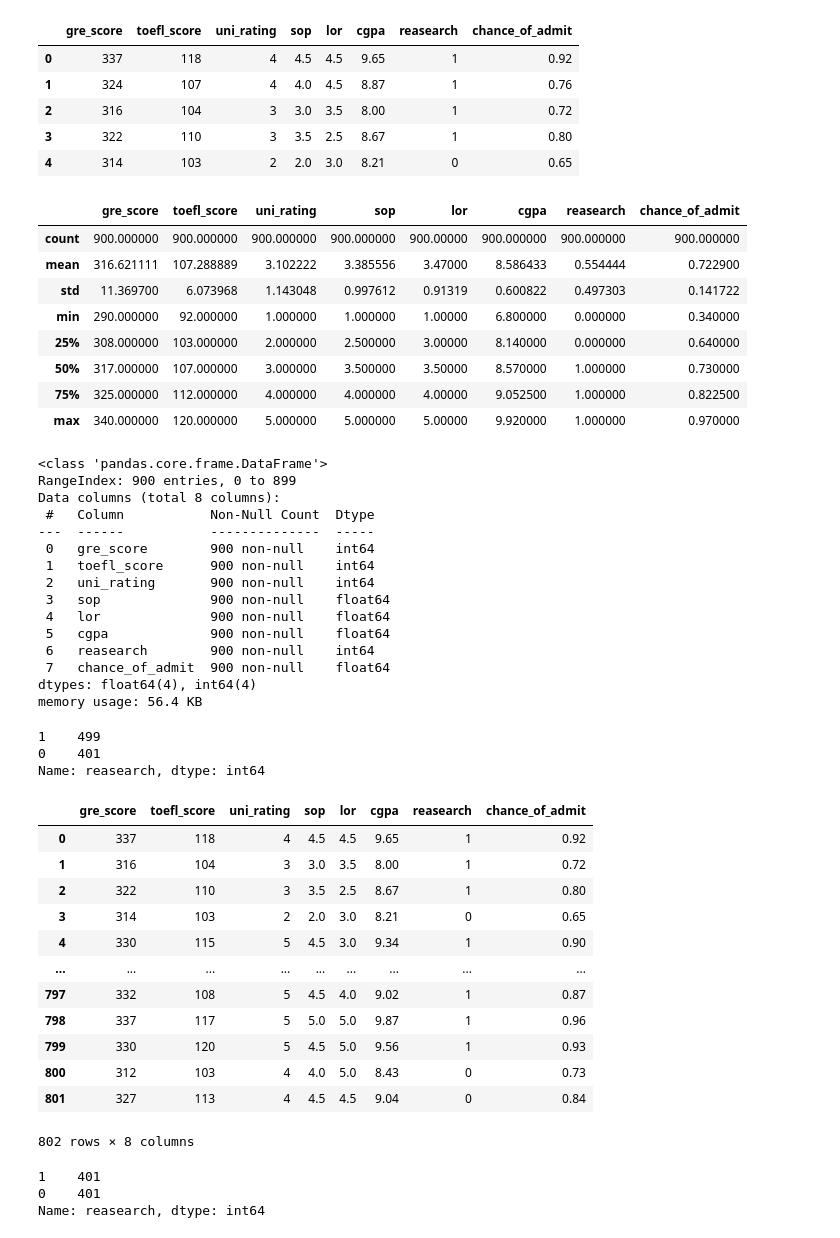
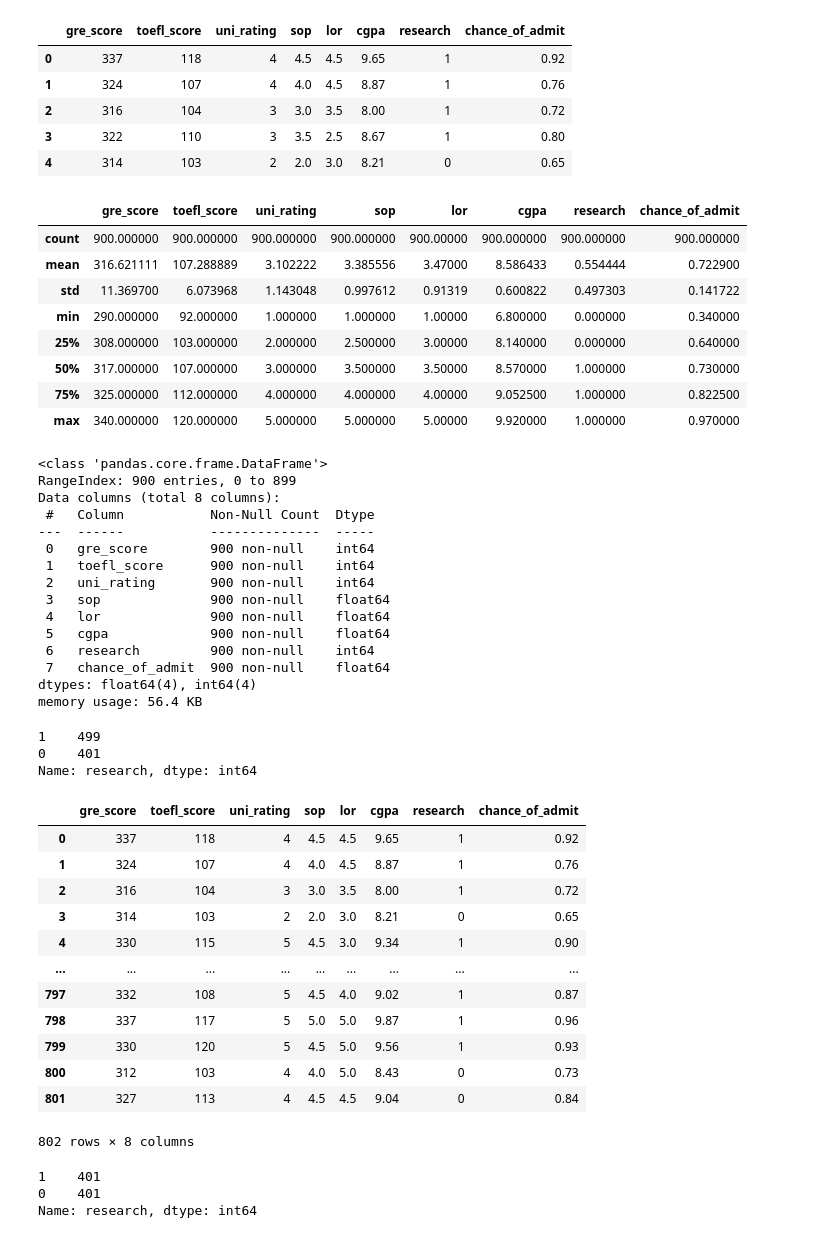
Before and after one commit to yamenkaba/GraduateAdmission2, a Jupyter notebook: GraduateAdmission 2.ipynb, the cells around one changed output. Saved outputs shown, nothing was run; the diff lists cells and outputs as text; code cells hidden in the pictures.

```diff
--- a/GraduateAdmission 2.ipynb
+++ b/GraduateAdmission 2.ipynb
@@ -14,13 +14,18 @@ from sklearn.metrics import r2_score
 # %%
 df1 = pd.read_csv('./data/Admission_Predict.csv')
 df2 = pd.read_csv('./data/Admission_Predict_Ver1.1.csv')
+# Combining the tow data files
 full_df = df1.append(df2, ignore_index=True)
 
-full_df.columns = ['serial_no', 'gre_score', 'toefl_score', 'uni_rating', 'sop', 'lor', 'cgpa', 'reasearch', 'chance_of_admit']
+# Changing columns names
+full_df.columns = ['serial_no', 'gre_score', 'toefl_score', 'uni_rating', 'sop', 'lor', 'cgpa', 'research', 'chance_of_admit']
+
+# Drop unwanted column
 full_df = full_df.drop(['serial_no'], axis=1)
+
 full_df.head(5)
 # %% [output]
-|  | gre_score | toefl_score | uni_rating | sop | lor | cgpa | reasearch | chance_of_admit |
+|  | gre_score | toefl_score | uni_rating | sop | lor | cgpa | research | chance_of_admit |
 | 0 | 337 | 118 | 4 | 4.5 | 4.5 | 9.65 | 1 | 0.92 |
 | 1 | 324 | 107 | 4 | 4.0 | 4.5 | 8.87 | 1 | 0.76 |
 | 2 | 316 | 104 | 3 | 3.0 | 3.5 | 8.00 | 1 | 0.72 |
@@ -29,7 +34,7 @@ full_df.head(5)
 # %%
 full_df.describe()
 # %% [output]
-|  | gre_score | toefl_score | uni_rating | sop | lor | cgpa | reasearch | chance_of_admit |
+|  | gre_score | toefl_score | uni_rating | sop | lor | cgpa | research | chance_of_admit |
 | count | 900.000000 | 900.000000 | 900.000000 | 900.000000 | 900.00000 | 900.000000 | 900.000000 | 900.000000 |
 | mean | 316.621111 | 107.288889 | 3.102222 | 3.385556 | 3.47000 | 8.586433 | 0.554444 | 0.722900 |
 | std | 11.369700 | 6.073968 | 1.143048 | 0.997612 | 0.91319 | 0.600822 | 0.497303 | 0.141722 |
@@ -41,7 +46,8 @@ full_df.describe()
 # %%
 full_df.info()
 
-full_df['reasearch'].value_counts()
+# Get values from research column
+full_df['research'].value_counts()
 # %% [output]
 <class 'pandas.core.frame.DataFrame'>
 RangeIndex: 900 entries, 0 to 899
@@ -54,22 +60,23 @@ Data columns (total 8 columns):
  3   sop              900 non-null    float64
  4   lor              900 non-null    float64
  5   cgpa             900 non-null    float64
- 6   reasearch        900 non-null    int64
+ 6   research         900 non-null    int64
  7   chance_of_admit  900 non-null    float64
 dtypes: float64(4), int64(4)
 memory usage: 56.4 KB
 1    499
 0    401
-Name: reasearch, dtype: int64
+Name: research, dtype: int64
 # %%
-drop_indices = np.random.choice(full_df[full_df['reasearch']==1].index, 98, replace=False)
+# Drop 98 of the rows where research=1 to get same portions
+drop_indices = np.random.choice(full_df[full_df['research']==1].index, 98, replace=False)
 full_df.drop(drop_indices, inplace=True)
 full_df.reset_index(drop=True)
 # %% [output]
-|  | gre_score | toefl_score | uni_rating | sop | lor | cgpa | reasearch | chance_of_admit |
+|  | gre_score | toefl_score | uni_rating | sop | lor | cgpa | research | chance_of_admit |
 | 0 | 337 | 118 | 4 | 4.5 | 4.5 | 9.65 | 1 | 0.92 |
-| 1 | 316 | 104 | 3 | 3.0 | 3.5 | 8.00 | 1 | 0.72 |
-| 2 | 322 | 110 | 3 | 3.5 | 2.5 | 8.67 | 1 | 0.80 |
+| 1 | 324 | 107 | 4 | 4.0 | 4.5 | 8.87 | 1 | 0.76 |
+| 2 | 316 | 104 | 3 | 3.0 | 3.5 | 8.00 | 1 | 0.72 |
 | 3 | 314 | 103 | 2 | 2.0 | 3.0 | 8.21 | 0 | 0.65 |
 | 4 | 330 | 115 | 5 | 4.5 | 3.0 | 9.34 | 1 | 0.90 |
 | ... | ... | ... | ... | ... | ... | ... | ... | ... |
@@ -80,9 +87,9 @@ full_df.reset_index(drop=True)
 | 801 | 327 | 113 | 4 | 4.5 | 4.5 | 9.04 | 0 | 0.84 |
 802 rows × 8 columns
 # %%
-print(full_df['reasearch'].value_counts())
+print(full_df['research'].value_counts())
 # %% [output]
 1    401
 0    401
-Name: reasearch, dtype: int64
+Name: research, dtype: int64
 # %%
```
Also changed, not shown: parts of 10 cells of this notebook.
